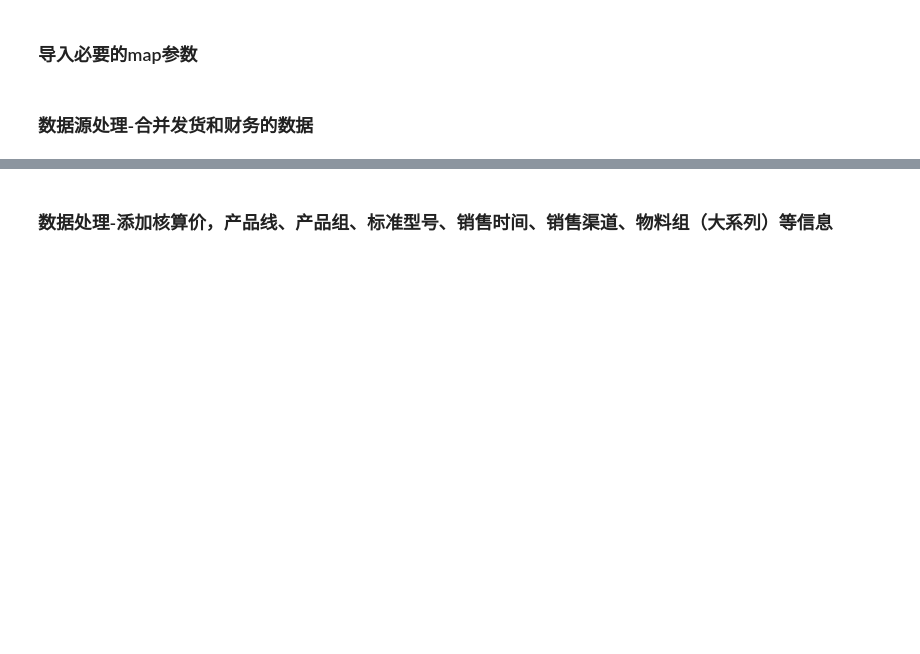
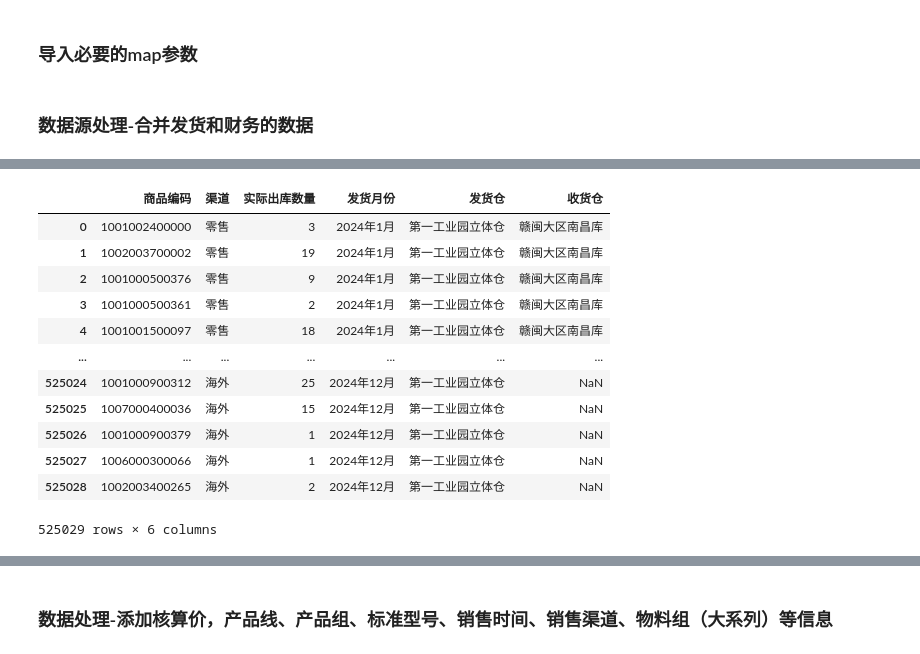
Before and after one commit to zb1005/python-tool, a Jupyter notebook: 零件报告/单型号贡献、低效、长尾/探索分析.ipynb, the cells around one changed output, grey strips where cells are left out. Saved outputs shown, nothing was run; the diff lists cells and outputs as text; code cells hidden in the pictures; blank space fills up the shorter version.

```diff
--- a/零件报告/单型号贡献、低效、长尾/探索分析.ipynb
+++ b/零件报告/单型号贡献、低效、长尾/探索分析.ipynb
@@ -132 +125,19 @@ df_caiwu['渠道'].value_counts()
+# %%
+df_24 = pd.read_excel(fr"D:\000物料报表\202511\24年发货.xlsx")
+df_24 = df_24[['商品编码', '渠道', '实际出库数量','发货月份','发货仓','收货仓']]
+df_24
+# %% [output]
+|  | 商品编码 | 渠道 | 实际出库数量 | 发货月份 | 发货仓 | 收货仓 |
+| 0 | 1001002400000 | 零售 | 3 | 2024年1月 | 第一工业园立体仓 | 赣闽大区南昌库 |
+| 1 | 1002003700002 | 零售 | 19 | 2024年1月 | 第一工业园立体仓 | 赣闽大区南昌库 |
+| 2 | 1001000500376 | 零售 | 9 | 2024年1月 | 第一工业园立体仓 | 赣闽大区南昌库 |
+| 3 | 1001000500361 | 零售 | 2 | 2024年1月 | 第一工业园立体仓 | 赣闽大区南昌库 |
+| 4 | 1001001500097 | 零售 | 18 | 2024年1月 | 第一工业园立体仓 | 赣闽大区南昌库 |
+| ... | ... | ... | ... | ... | ... | ... |
+| 525024 | 1001000900312 | 海外 | 25 | 2024年12月 | 第一工业园立体仓 | NaN |
+| 525025 | 1007000400036 | 海外 | 15 | 2024年12月 | 第一工业园立体仓 | NaN |
+| 525026 | 1001000900379 | 海外 | 1 | 2024年12月 | 第一工业园立体仓 | NaN |
+| 525027 | 1006000300066 | 海外 | 1 | 2024年12月 | 第一工业园立体仓 | NaN |
+| 525028 | 1002003400265 | 海外 | 2 | 2024年12月 | 第一工业园立体仓 | NaN |
+525029 rows × 6 columns
 # %%
```
Also changed, not shown: parts of 21 cells of this notebook, 20 other files.
